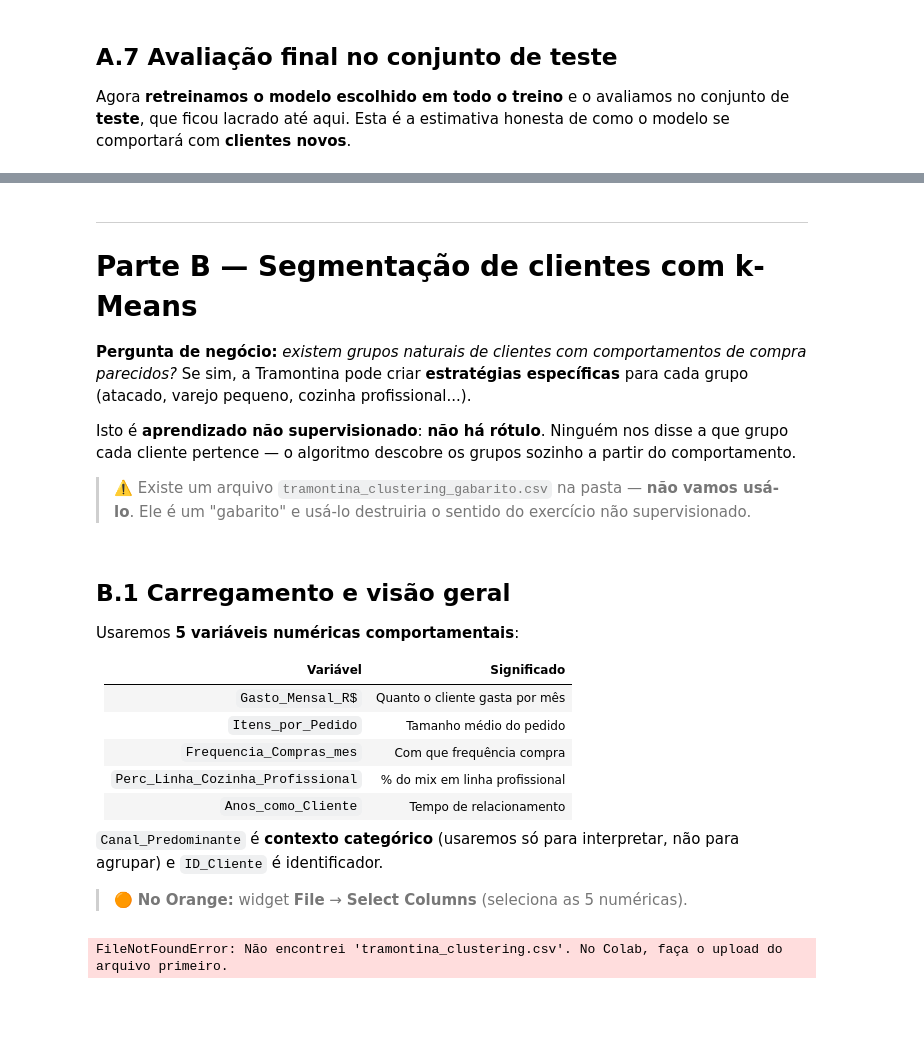
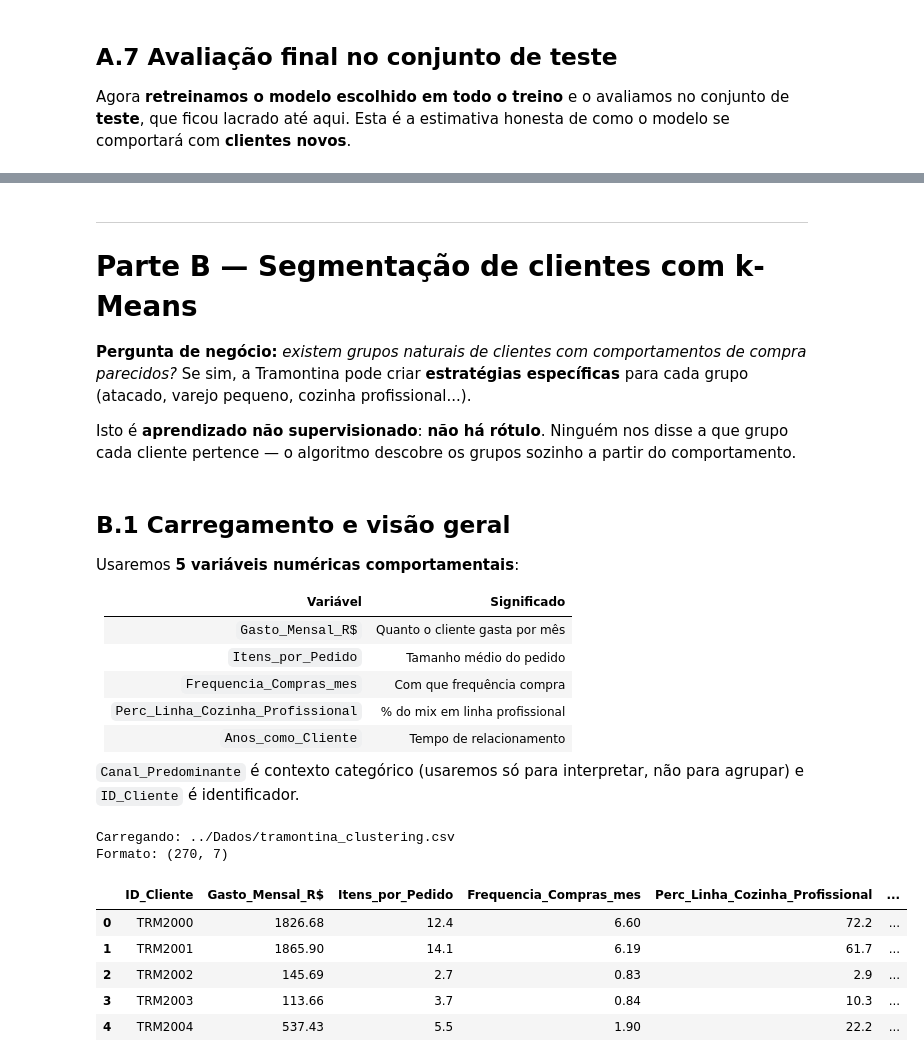
Before and after one commit to Otavio-Parraga/mba_tramontina, a Jupyter notebook: Notebooks/02_Treinamento_de_Modelos.ipynb, the cells around one changed output, grey strips where cells are left out. Cells and saved outputs as stored; diff of their text form; code cells hidden in the pictures; blank space fills up the shorter version.

```diff
--- a/Notebooks/02_Treinamento_de_Modelos.ipynb
+++ b/Notebooks/02_Treinamento_de_Modelos.ipynb
@@ -580,9 +488,6 @@ grupo (atacado, varejo pequeno, cozinha profissional...).
 Isto é **aprendizado não supervisionado**: **não há rótulo**. Ninguém nos disse a que
 grupo cada cliente pertence — o algoritmo descobre os grupos sozinho a partir do
 comportamento.
-
-> ⚠️ Existe um arquivo `tramontina_clustering_gabarito.csv` na pasta — **não vamos usá-lo**.
-> Ele é um "gabarito" e usá-lo destruiria o sentido do exercício não supervisionado.
 # %% [markdown]
 ## B.1 Carregamento e visão geral
 
@@ -596,16 +501,21 @@ Usaremos **5 variáveis numéricas comportamentais**:
 | `Perc_Linha_Cozinha_Profissional` | % do mix em linha profissional |
 | `Anos_como_Cliente` | Tempo de relacionamento |
 
-`Canal_Predominante` é **contexto categórico** (usaremos só para interpretar, não para
+`Canal_Predominante` é contexto categórico (usaremos só para interpretar, não para
 agrupar) e `ID_Cliente` é identificador.
-
-> 🟠 **No Orange:** widget **File** → **Select Columns** (seleciona as 5 numéricas).
 # %%
-clustering = carregar_csv("tramontina_clustering.csv")
+clustering = carregar_csv("../Dados/tramontina_clustering.csv")
 print("Formato:", clustering.shape)
 clustering.head()
 # %% [output]
-FileNotFoundError: Não encontrei 'tramontina_clustering.csv'. No Colab, faça o upload do arquivo primeiro.
+Carregando: ../Dados/tramontina_clustering.csv
+Formato: (270, 7)
+|  | ID_Cliente | Gasto_Mensal_R$ | Itens_por_Pedido | Frequencia_Compras_mes | Perc_Linha_Cozinha_Profissional | ... |
+| 0 | TRM2000 | 1826.68 | 12.4 | 6.60 | 72.2 | ... |
+| 1 | TRM2001 | 1865.90 | 14.1 | 6.19 | 61.7 | ... |
+| 2 | TRM2002 | 145.69 | 2.7 | 0.83 | 2.9 | ... |
+| 3 | TRM2003 | 113.66 | 3.7 | 0.84 | 10.3 | ... |
+| 4 | TRM2004 | 537.43 | 5.5 | 1.90 | 22.2 | ... |
 # %%
 features_cluster = [
     "Gasto_Mensal_R$",
```
Also changed, not shown: parts of 35 cells of this notebook, 3 other files.
